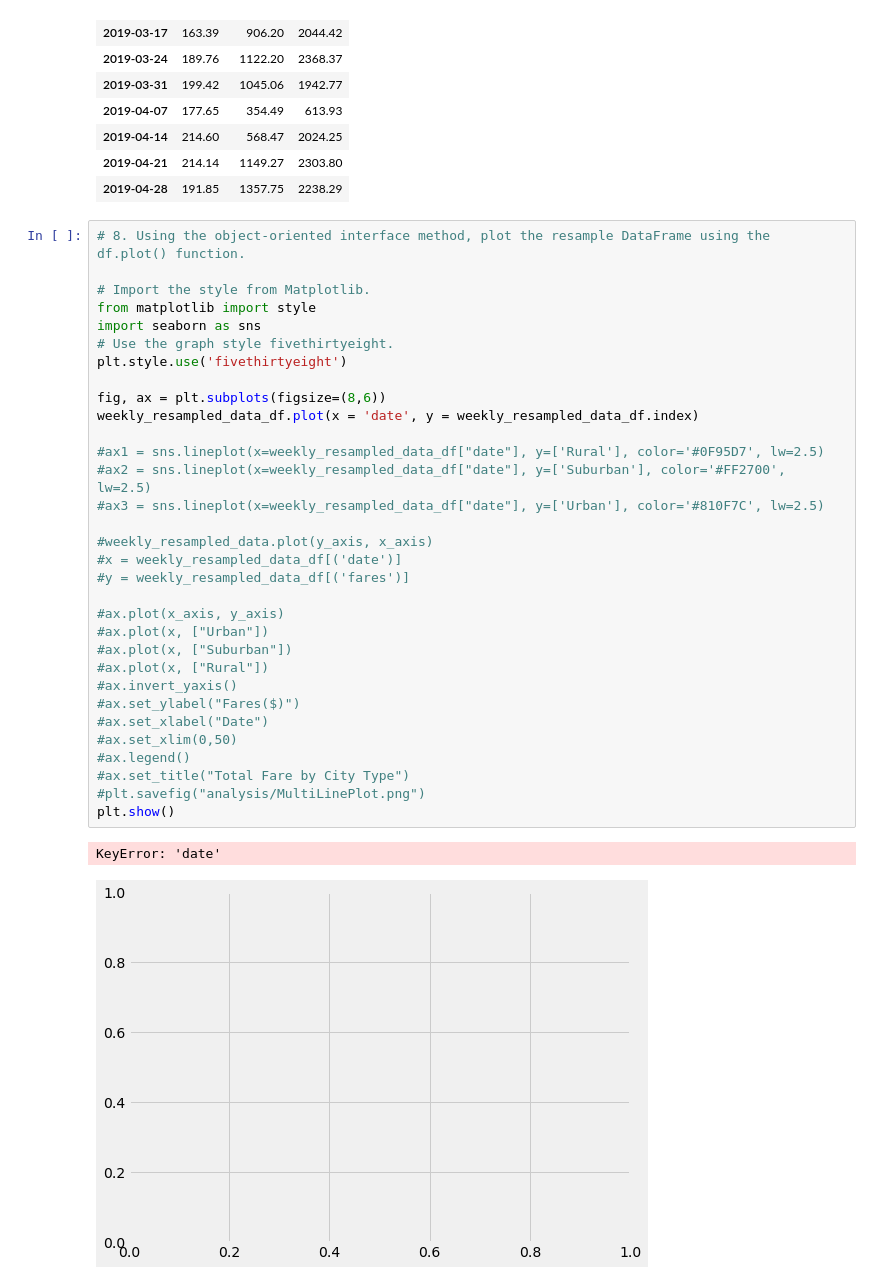
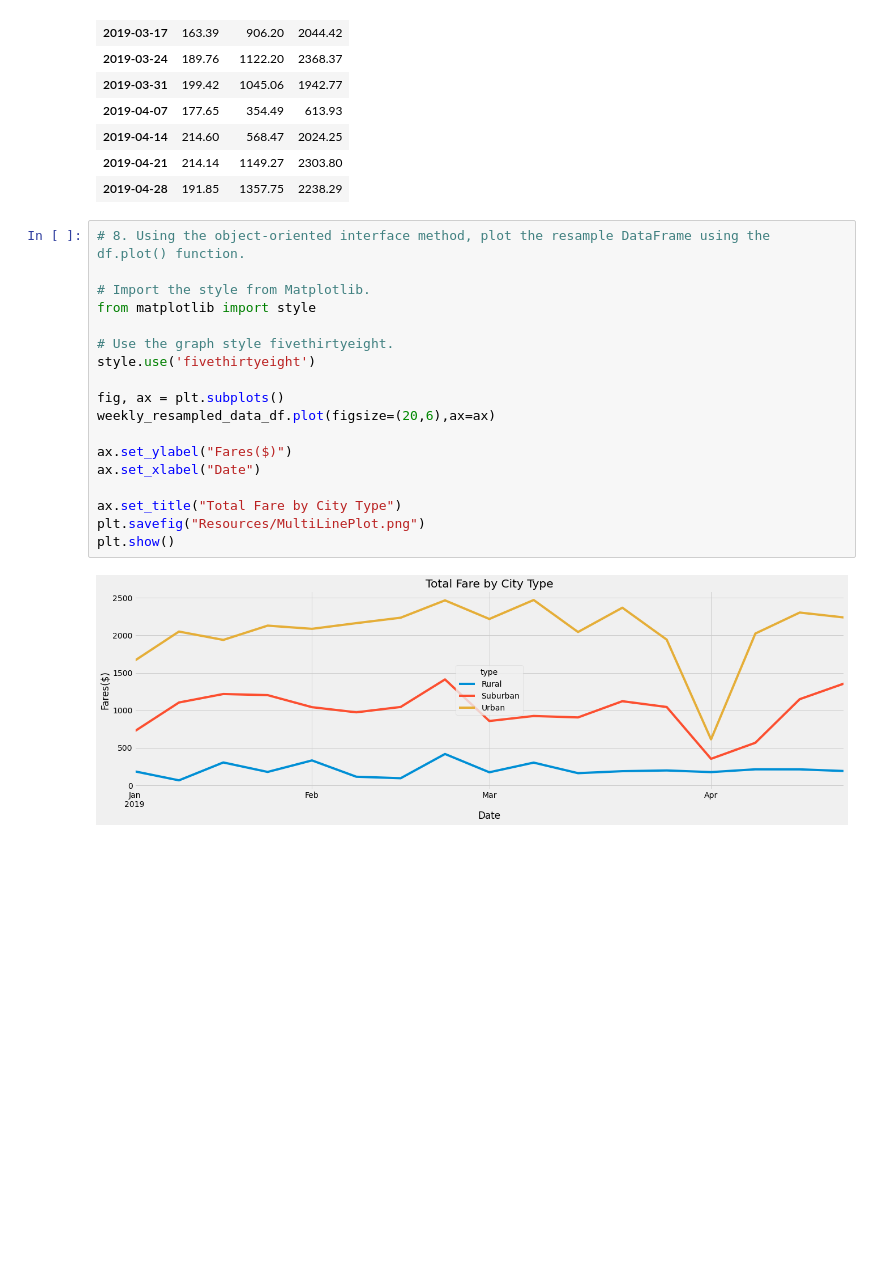
Before and after one commit to Bscheinin/PyBer_Analysis, a Jupyter notebook: PyBer_Challenge.ipynb, the cells around one changed output. Drawn from its saved outputs; the diff is of its cells as text; blank space fills up the shorter version.

Commit message:
Final plot

```diff
--- a/PyBer_Challenge.ipynb
+++ b/PyBer_Challenge.ipynb
@@ -324,35 +324,20 @@ weekly_resampled_data_df
 # %%
 # 8. Using the object-oriented interface method, plot the resample DataFrame using the df.plot() function.
 
 # Import the style from Matplotlib.
 from matplotlib import style
-import seaborn as sns
+
 # Use the graph style fivethirtyeight.
-plt.style.use('fivethirtyeight')
+style.use('fivethirtyeight')
 
-fig, ax = plt.subplots(figsize=(8,6))
-weekly_resampled_data_df.plot(x = 'date', y = weekly_resampled_data_df.index)
+fig, ax = plt.subplots()
+weekly_resampled_data_df.plot(figsize=(20,6),ax=ax)
 
-#ax1 = sns.lineplot(x=weekly_resampled_data_df["date"], y=['Rural'], color='#0F95D7', lw=2.5)
-#ax2 = sns.lineplot(x=weekly_resampled_data_df["date"], y=['Suburban'], color='#FF2700', lw=2.5)
-#ax3 = sns.lineplot(x=weekly_resampled_data_df["date"], y=['Urban'], color='#810F7C', lw=2.5)
+ax.set_ylabel("Fares($)")
+ax.set_xlabel("Date")
 
-#weekly_resampled_data.plot(y_axis, x_axis)
-#x = weekly_resampled_data_df[('date')]
-#y = weekly_resampled_data_df[('fares')]
-
-#ax.plot(x_axis, y_axis)
-#ax.plot(x, ["Urban"])
-#ax.plot(x, ["Suburban"])
-#ax.plot(x, ["Rural"])
-#ax.invert_yaxis()
-#ax.set_ylabel("Fares($)")
-#ax.set_xlabel("Date")
-#ax.set_xlim(0,50)
-#ax.legend()
-#ax.set_title("Total Fare by City Type")
-#plt.savefig("analysis/MultiLinePlot.png")
+ax.set_title("Total Fare by City Type")
+plt.savefig("Resources/MultiLinePlot.png")
 plt.show()
 # %% [output]
-KeyError: 'date'
-[figure, old version]
+[figure, new version]
```
Also changed, not shown: 1 other file.
